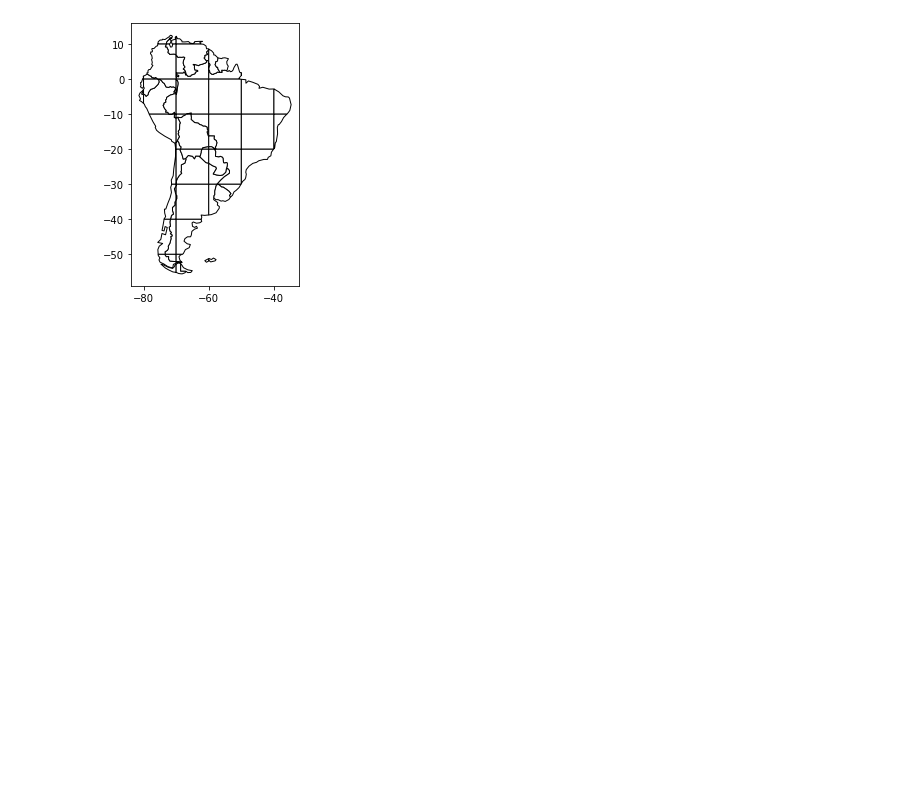
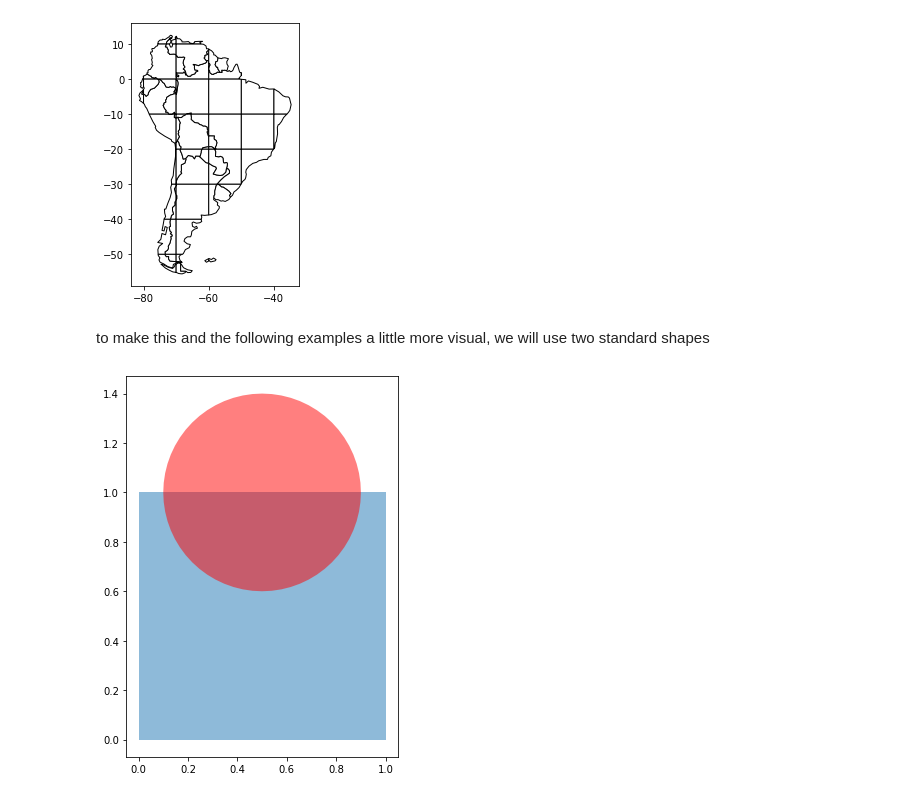
Before and after one commit to sebastianhohmann/geopandas_examples, a Jupyter notebook: _04_common_recipes_reatures.ipynb, the cells around one changed output. Drawn from its saved outputs; the diff is of its cells as text; code cells hidden in the pictures; blank space fills up the shorter version.

Commit message:
added nicer intersection and union examples

```diff
--- a/_04_common_recipes_reatures.ipynb
+++ b/_04_common_recipes_reatures.ipynb
@@ -102,3 +102,23 @@ sa_grid_int.plot(color='white', edgecolor='black', ax=ax)
 plt.show()
 # %% [output]
 [figure]
+# %% [markdown]
+to make this and the following examples a little more visual, we will use two standard shapes
+# %%
+square = gpd.GeoDataFrame({'geometry': Polygon([(0, 0),
+                                                (1, 0),
+                                                (1, 1),
+                                                (0, 1)])},
+                         index=[0]).set_crs(epsg=4326)
+center = pd.DataFrame({'lat': [1], 'lon': [0.5]})
+centroid = gpd.GeoDataFrame(center,
+                            geometry=gpd.points_from_xy(center.lon,
+                                                        center.lat))
+circle = gpd.GeoDataFrame({'geometry': centroid.buffer(0.4)}).set_crs(epsg=4326)
+# %%
+f, ax = plt.subplots(1,1, figsize=(5, 7))
+square.plot(ax=ax, alpha=0.5)
+circle.plot(ax=ax, alpha=0.5, color='r')
+plt.show()
+# %% [output]
+[figure, added]
```
Also changed, not shown: parts of 5 cells of this notebook, 1 other file.
